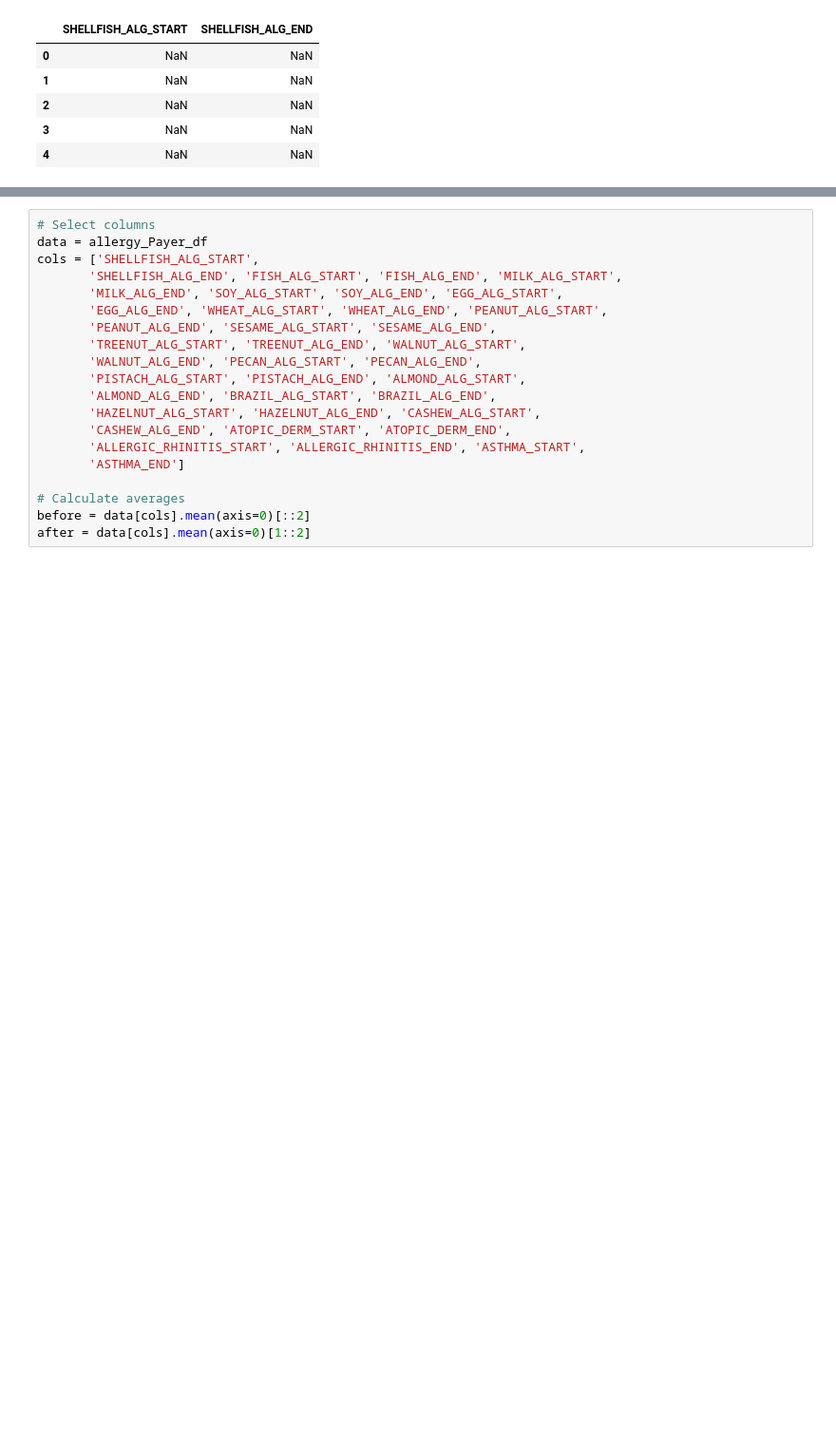
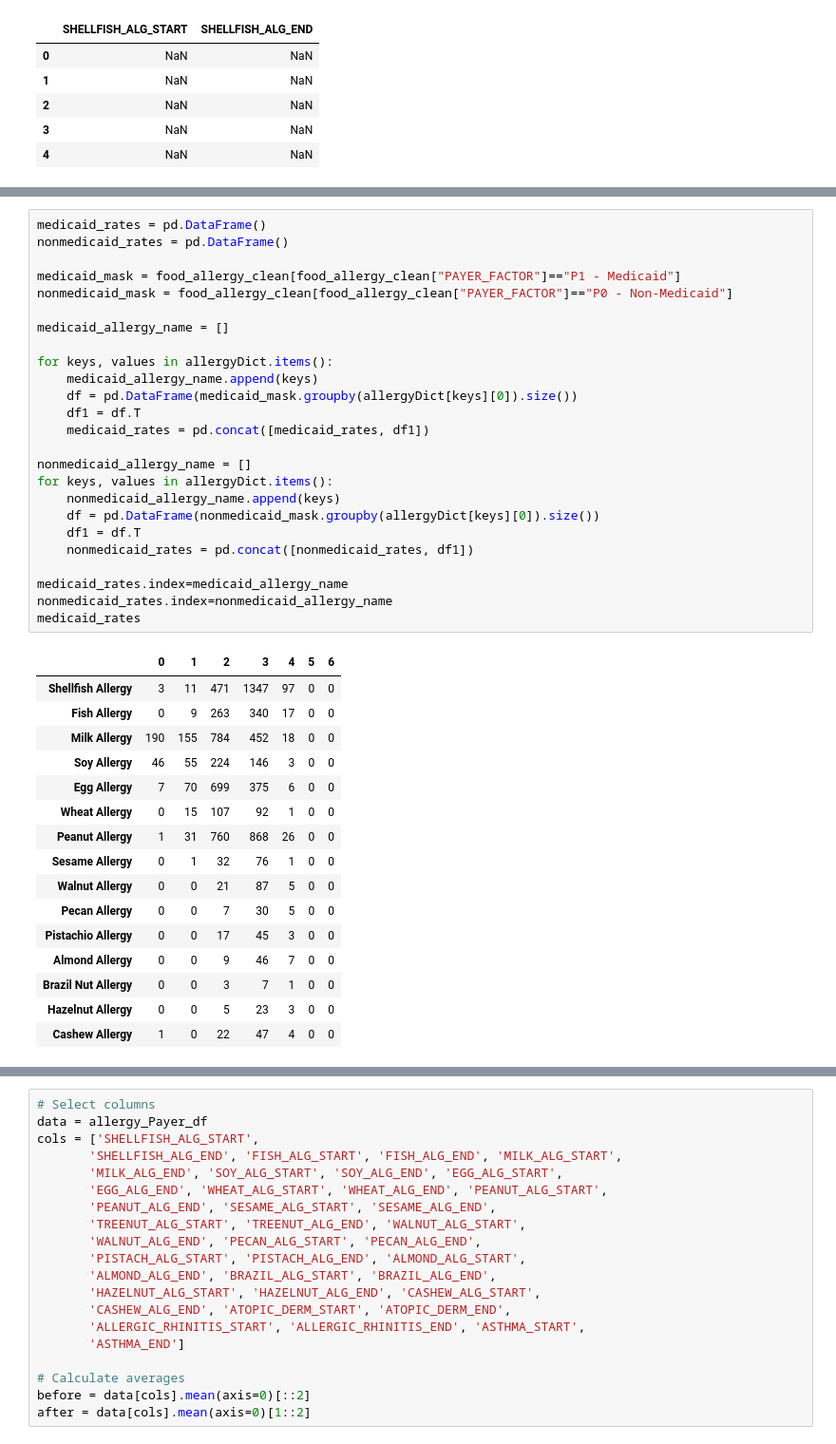
Before and after one commit to rbeebe1/project_01_group_01, a Jupyter notebook: app.ipynb, the cells around one changed output, grey strips where cells are left out. Shown at 95% size. Cells and saved outputs as stored; diff of their text form; blank space fills up the shorter version.

```diff
--- a/app.ipynb
+++ b/app.ipynb
@@ -296,0 +257,42 @@ allergy_Payer_df.head()
+# %%
+medicaid_rates = pd.DataFrame()
+nonmedicaid_rates = pd.DataFrame()
+
+medicaid_mask = food_allergy_clean[food_allergy_clean["PAYER_FACTOR"]=="P1 - Medicaid"]
+nonmedicaid_mask = food_allergy_clean[food_allergy_clean["PAYER_FACTOR"]=="P0 - Non-Medicaid"]
+
+medicaid_allergy_name = []
+
+for keys, values in allergyDict.items():
+    medicaid_allergy_name.append(keys)
+    df = pd.DataFrame(medicaid_mask.groupby(allergyDict[keys][0]).size())
+    df1 = df.T
+    medicaid_rates = pd.concat([medicaid_rates, df1])
+
+nonmedicaid_allergy_name = []
+for keys, values in allergyDict.items():
+    nonmedicaid_allergy_name.append(keys)
+    df = pd.DataFrame(nonmedicaid_mask.groupby(allergyDict[keys][0]).size())
+    df1 = df.T
+    nonmedicaid_rates = pd.concat([nonmedicaid_rates, df1])
+
+medicaid_rates.index=medicaid_allergy_name
+nonmedicaid_rates.index=nonmedicaid_allergy_name
+medicaid_rates
+# %% [output]
+|  | 0 | 1 | 2 | 3 | 4 | 5 | 6 |
+| Shellfish Allergy | 3 | 11 | 471 | 1347 | 97 | 0 | 0 |
+| Fish Allergy | 0 | 9 | 263 | 340 | 17 | 0 | 0 |
+| Milk Allergy | 190 | 155 | 784 | 452 | 18 | 0 | 0 |
+| Soy Allergy | 46 | 55 | 224 | 146 | 3 | 0 | 0 |
+| Egg Allergy | 7 | 70 | 699 | 375 | 6 | 0 | 0 |
+| Wheat Allergy | 0 | 15 | 107 | 92 | 1 | 0 | 0 |
+| Peanut Allergy | 1 | 31 | 760 | 868 | 26 | 0 | 0 |
+| Sesame Allergy | 0 | 1 | 32 | 76 | 1 | 0 | 0 |
+| Walnut Allergy | 0 | 0 | 21 | 87 | 5 | 0 | 0 |
+| Pecan Allergy | 0 | 0 | 7 | 30 | 5 | 0 | 0 |
+| Pistachio Allergy | 0 | 0 | 17 | 45 | 3 | 0 | 0 |
+| Almond Allergy | 0 | 0 | 9 | 46 | 7 | 0 | 0 |
+| Brazil Nut Allergy | 0 | 0 | 3 | 7 | 1 | 0 | 0 |
+| Hazelnut Allergy | 0 | 0 | 5 | 23 | 3 | 0 | 0 |
+| Cashew Allergy | 1 | 0 | 22 | 47 | 4 | 0 | 0 |
```
Also changed, not shown: parts of 26 cells of this notebook.
